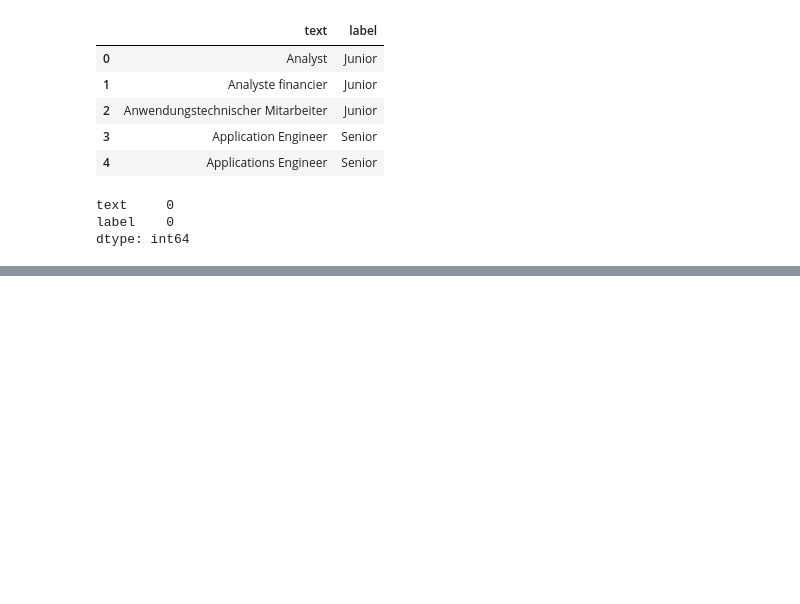
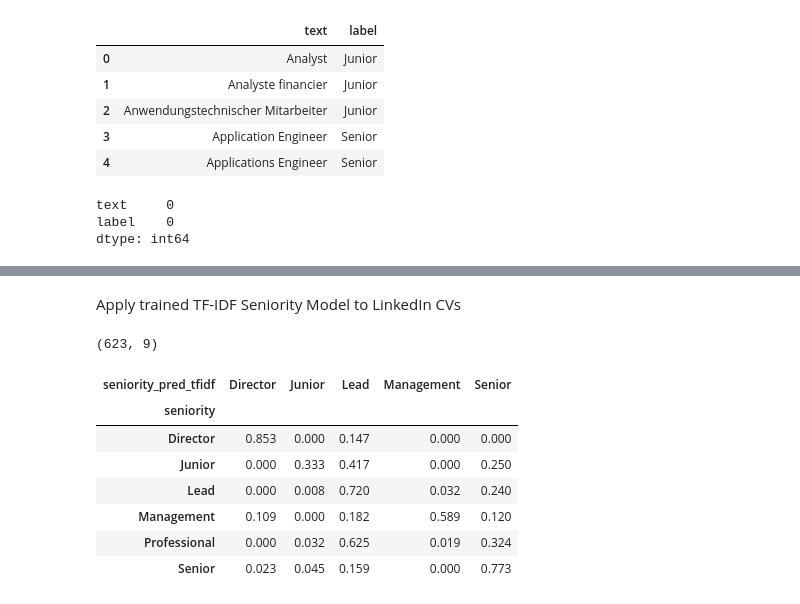
Before and after one commit to LennartRedlich/Capstone-Project-, a Jupyter notebook: src/notebooks/TF-IDF_logreg_seniority.ipynb, the cells around one changed output, grey strips where cells are left out. Drawn from its saved outputs; the diff is of its cells as text; code cells hidden in the pictures; blank space fills up the shorter version.

```diff
--- a/src/notebooks/TF-IDF_logreg_seniority.ipynb
+++ b/src/notebooks/TF-IDF_logreg_seniority.ipynb
@@ -29,0 +157,38 @@ dtype: int64
+# %% [markdown]
+Apply trained TF-IDF Seniority Model to LinkedIn CVs
+# %%
+import json
+
+with open(DATA_PATH / "linkedin-cvs-annotated.json", "r", encoding="utf-8") as f:
+    cvs = json.load(f)
+# %%
+jobs = []
+
+for person_id, cv in enumerate(cvs):
+    for job in cv:
+        if job["status"] == "ACTIVE":
+            jobs.append({**job, "person_id": person_id})
+
+df_active = pd.DataFrame(jobs)
+df_active.shape
+# %% [output]
+(623, 9)
+# %%
+df_active["text"] = df_active["position"].fillna("").str.lower()
+# %%
+df_active["seniority_pred_tfidf"] = pipe.predict(df_active["text"])
+# %%
+pd.crosstab(
+    df_active["seniority"],
+    df_active["seniority_pred_tfidf"],
+    normalize="index"
+).round(3)
+# %% [output]
+| seniority_pred_tfidf | Director | Junior | Lead | Management | Senior |
+| seniority |  |  |  |  |  |
+| Director | 0.853 | 0.000 | 0.147 | 0.000 | 0.000 |
+| Junior | 0.000 | 0.333 | 0.417 | 0.000 | 0.250 |
+| Lead | 0.000 | 0.008 | 0.720 | 0.032 | 0.240 |
+| Management | 0.109 | 0.000 | 0.182 | 0.589 | 0.120 |
+| Professional | 0.000 | 0.032 | 0.625 | 0.019 | 0.324 |
+| Senior | 0.023 | 0.045 | 0.159 | 0.000 | 0.773 |
```
Also changed, not shown: parts of 10 cells of this notebook.
